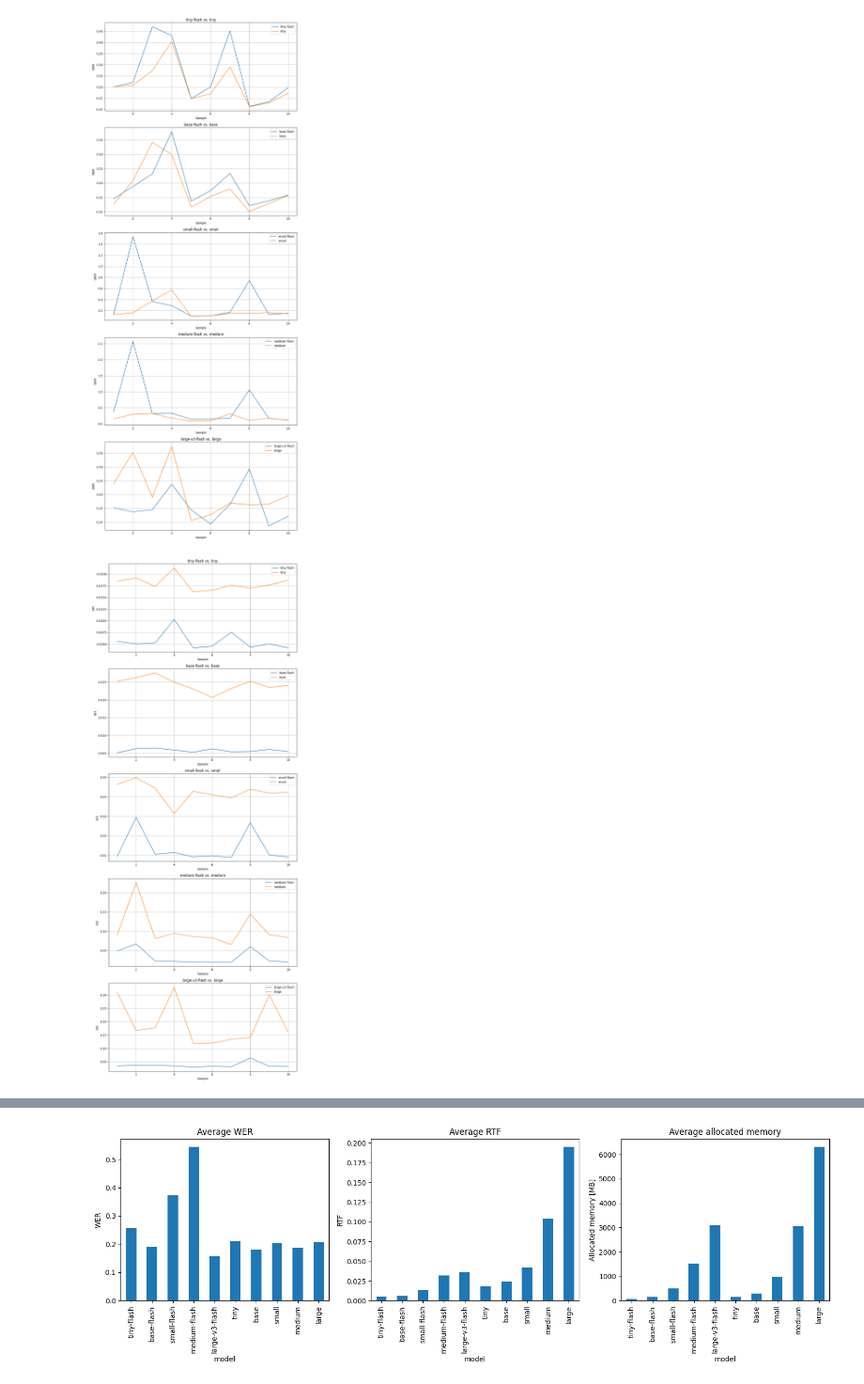
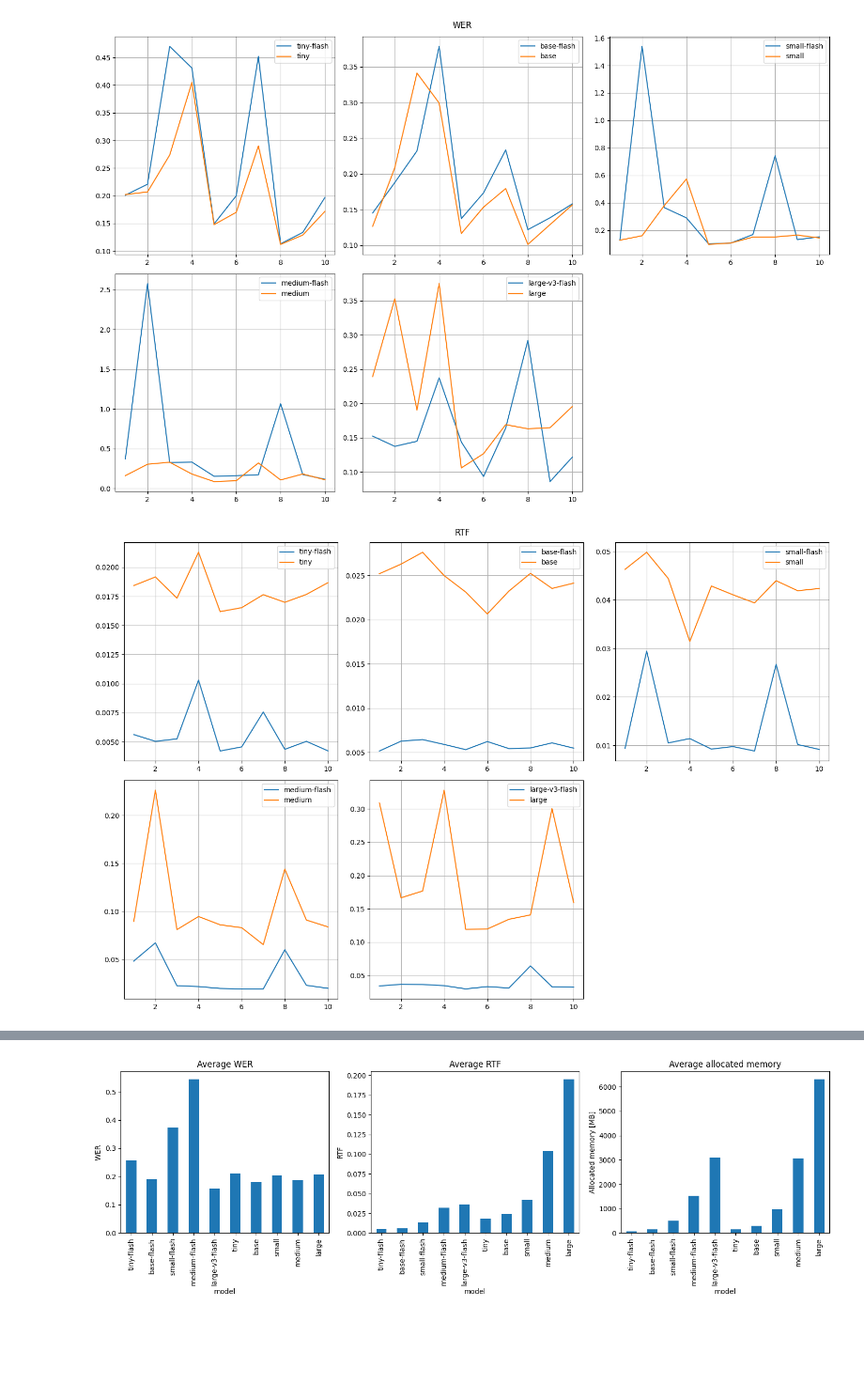
Before and after one commit to stinkyElias/SemReBot2, a Jupyter notebook: testing/whisper/plotting.ipynb, the cells around one changed output, grey strips where cells are left out. Shown at 94% size. Saved outputs shown, nothing was run; the diff lists cells and outputs as text; code cells hidden in the pictures; blank space fills up the shorter version.

Commit message:
plots

```diff
--- a/testing/whisper/plotting.ipynb
+++ b/testing/whisper/plotting.ipynb
@@ -47,36 +47,56 @@ for model in models:
 # %%
 # plot wer
 
-fig, axs = plt.subplots(len(models)//2, 1, figsize=(10, 5*len(models)//2))
+fig, axs = plt.subplots(2, 3, figsize=(15, 10))
 
-for i in range(len(models)//2):
-    models[i]['wer'].astype(float).plot(ax=axs[i], label=models[i]['model'][1])
-    models[i+len(models)//2]['wer'].astype(float).plot(ax=axs[i], label=models[i+len(models)//2]['model'][1])
-    axs[i].set_title(models[i]['model'][1] + ' vs. ' + models[i+len(models)//2]['model'][1])
-    axs[i].set_xlabel('Sample')
-    axs[i].set_ylabel('WER')
-    axs[i].grid()
-    axs[i].legend()
+# Plot the first five subplots
+for i in range(5):
+    row = i // 3
+    col = i % 3
+    models[i]['wer'].astype(float).plot(ax=axs[row, col], label=models[i]['model'][1])
+    models[i+len(models)//2]['wer'].astype(float).plot(ax=axs[row, col], label=models[i+len(models)//2]['model'][1])
+    axs[row, col].grid()
+    axs[row, col].legend()
+
+# Remove the last subplot
+fig.delaxes(axs[1, 2])
+
+# Remove titles over the subplots
+for ax in axs.flat:
+    ax.set_title('')
+
+# Create one big title for the full figure
+fig.suptitle('WER')
 
 plt.tight_layout()
 plt.show()
 # %% [output]
-[figure, old version]
+[figure, new version]
 # %%
 # plot rtf
 
-fig, axs = plt.subplots(len(models)//2, 1, figsize=(10, 5*len(models)//2))
+fig, axs = plt.subplots(2, 3, figsize=(15, 10))
 
-for i in range(len(models)//2):
-    models[i]['rtf'].astype(float).plot(ax=axs[i], label=models[i]['model'][1])
-    models[i+len(models)//2]['rtf'].astype(float).plot(ax=axs[i], label=models[i+len(models)//2]['model'][1])
-    axs[i].set_title(models[i]['model'][1] + ' vs. ' + models[i+len(models)//2]['model'][1])
-    axs[i].set_xlabel('Sample')
-    axs[i].set_ylabel('RTF')
-    axs[i].grid()
-    axs[i].legend()
+# Plot the first five subplots
+for i in range(5):
+    row = i // 3
+    col = i % 3
+    models[i]['rtf'].astype(float).plot(ax=axs[row, col], label=models[i]['model'][1])
+    models[i+len(models)//2]['rtf'].astype(float).plot(ax=axs[row, col], label=models[i+len(models)//2]['model'][1])
+    axs[row, col].grid()
+    axs[row, col].legend()
+
+# Remove the last subplot
+fig.delaxes(axs[1, 2])
+
+# Remove titles over the subplots
+for ax in axs.flat:
+    ax.set_title('')
+
+# Create one big title for the full figure
+fig.suptitle('RTF')
 
 plt.tight_layout()
 plt.show()
 # %% [output]
-[figure, old version]
+[figure, new version]
```
Also changed, not shown: parts of 2 cells of this notebook, 6 other files.
